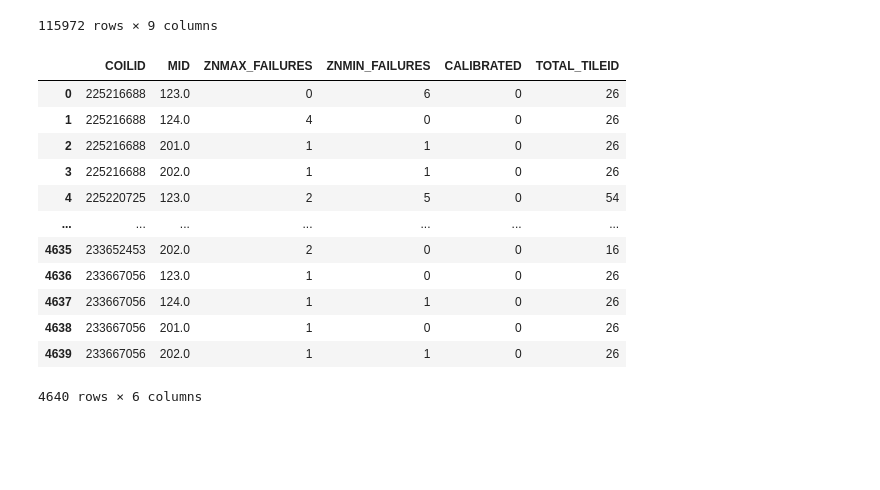
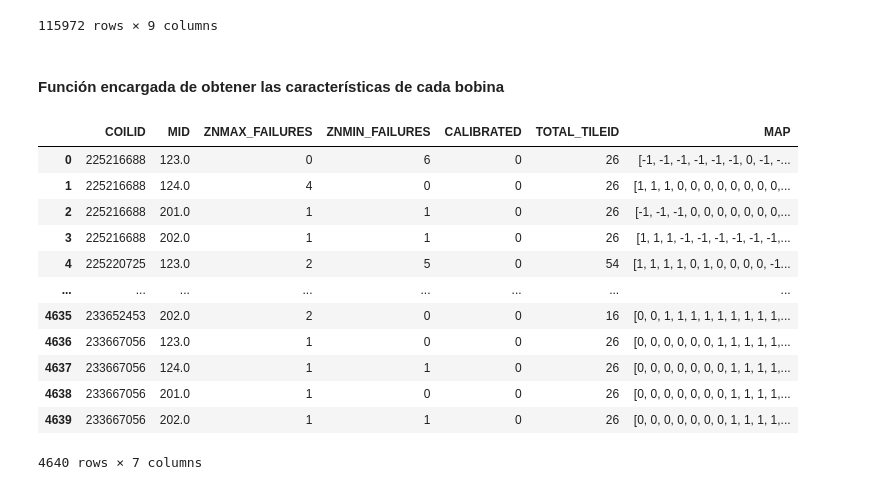
Before and after one commit to ifh1001/TFM, a Jupyter notebook: src/ObtencionCaracteristicas.ipynb, the cells around one changed output. Cells and saved outputs as stored; diff of their text form; code cells hidden in the pictures; blank space fills up the shorter version.

Commit message:
Mapa de codificación de cada bobina + Comentarios

```diff
--- a/src/ObtencionCaracteristicas.ipynb
+++ b/src/ObtencionCaracteristicas.ipynb
@@ -77,10 +83,12 @@ unoD
 | 115970 | 233667056 | 124672.0 | 202.0 | 1066.0 | T | 42.18800 | 42.18800 | 42.18800 | 1.0 |
 | 115971 | 233667056 | 129792.0 | 202.0 | 1066.0 | T | 43.21667 | 43.21667 | 43.21667 | 1.0 |
 115972 rows × 9 columns
+# %% [markdown]
+#### Función encargada de obtener las características de cada bobina
 # %%
 def get_features(datos, clasificados):
     # Creamos el DF que se devolverá con las diferentes columnas
-    rDF = pd.DataFrame(columns = ['COILID' , 'MID', 'ZNMAX_FAILURES','ZNMIN_FAILURES', 'CALIBRATED', 'TOTAL_TILEID'])
+    rDF = pd.DataFrame(columns = ['COILID' , 'MID', 'ZNMAX_FAILURES','ZNMIN_FAILURES', 'CALIBRATED', 'TOTAL_TILEID', 'MAP'])
 
     # Inicializamos los parámetros con los que se trabajará a lo largo de la función
     errorAntes = False # Será False en caso de que en la anterior iteración no hubiera ningún error,
@@ -88,9 +96,10 @@ def get_features(datos, clasificados):
     midAnterior = -1 # Contiene el ID del sensor de la anterior iteración
     idAnterior = -1 # Contiene la ID de la bobina de la anterior iteración
     calibradosTotales = 0 # Contador de calibrados
-    fallosTotalesMax = 0 # Contador de fallos-------------
-    fallosTotalesMin = 0 # ---------------------
+    fallosTotalesMax = 0 # Contador de fallos por exceso de Zn
+    fallosTotalesMin = 0 # Contador de fallos por falta de Zn
     contadorID = -1 # Contador para añadir los registros por orden en pandas
+    mapa = []
 
     # Se recorren todas las tejas de todas las bobinas para evaluarlas
     for i in range(len(datos)):
@@ -104,14 +113,17 @@ def get_features(datos, clasificados):
         if mid != midAnterior:
             # Este contador permite no guardar datos en la primera iteración.
             if contadorID >= 0:
+                # Obtenemos el número de tejas que tiene cada bobina por sensor
                 tejasTotales = len(datos[(datos['COILID'] == idAnterior) & (datos['MID'] == midAnterior)])
-                rDF.loc[contadorID] = [idAnterior,  midAnterior, fallosTotalesMax, fallosTotalesMin, calibradosTotales, tejasTotales]
+                # Guardamos los datos
+                rDF.loc[contadorID] = [idAnterior,  midAnterior, fallosTotalesMax, fallosTotalesMin, calibradosTotales, tejasTotales, np.array(mapa)]
 
                 # Se reinician los contadores de fallos, calibrados y booleano de error
                 fallosTotalesMax = 0
                 fallosTotalesMin = 0
                 calibradosTotales = 0
                 errorAntes = False
+                mapa = []
             # Se aumenta el contador en 1 para guardar correctamente los datos en el DF
             contadorID = contadorID + 1
             # Se actualiza la ID del sensior
@@ -121,7 +133,7 @@ def get_features(datos, clasificados):
         if idAnterior != id:
             # Se obtiene el registro de la bobina evaluada
             registro = clasificados.loc[clasificados['SID']==id]
-            # Se guardan su ID, valores max y min de ZN y su label
+            # Se guardan su ID, valores max y min de ZN
             idAnterior = registro['SID'].iloc[0]
             znMax = registro['ZnMax'].iloc[0]
             znMin = registro['ZnMin'].iloc[0]
@@ -139,19 +151,25 @@ def get_features(datos, clasificados):
         # Obtenemos el valor medio de ZN en la teja
         mean = datos['MEAN'][i]
 
-        # Evaluamos si cumple o no con los valores máximos y mínimos de ZN
+        codificado = 0
+        # Evaluamos si cumple o no con los valores máximos de ZN
         if round(datosMax,1) > znMax:
             # En caso de que en la anterior iteración no hubiera un error se aumenta el número de fallos,
             # en caso contrario no se actualiza ya que seguimos en el mismo fallo
             if errorAntes != True:
                 fallosTotalesMax = fallosTotalesMax + 1
                 errorAntes = True
+
+            codificado = 1
+        # Evaluamos si cumple o no con los valores mínimos de ZN y no es una calibración
         elif  round(datosMin,1) < znMin and (datosMax > 0 and datosMin > 0):
             # En caso de que en la anterior iteración no hubiera un error se aumenta el número de fallos,
             # en caso contrario no se actualiza ya que seguimos en el mismo fallo
             if errorAntes != True:
                 fallosTotalesMin = fallosTotalesMin + 1
                 errorAntes = True
+
+            codificado = -1
         # En caso de que los valores sean 0 se actualzia el contador de calibrados
         elif datosMax == 0 and datosMin == 0:
             calibradosTotales = calibradosTotales + 1
@@ -161,24 +179,29 @@ def get_features(datos, clasificados):
             # Se cambia a False ya que la teja evaluada cumple con los requisitos
             errorAntes = False
 
+        mapa.append(codificado)
+    # Obtenemos el número de tejas que tiene cada bobina por sensor
     tejasTotales = len(datos[(datos['COILID'] == idAnterior) & (datos['MID'] == midAnterior)])
-    rDF.loc[contadorID] = [id,  mid, fallosTotalesMax, fallosTotalesMin, calibradosTotales, tejasTotales]
+    # Guardamos los datos
+    rDF.loc[contadorID] = [id,  mid, fallosTotalesMax, fallosTotalesMin, calibradosTotales, tejasTotales, np.array(mapa)]
 
     # Se devuelve el DF generado
     return rDF
 # %%
-get_features(unoD, clasif)
+# Características de los datos 1D
+Features1D = get_features(unoD, clasif)
+Features1D
 # %% [output]
-|  | COILID | MID | ZNMAX_FAILURES | ZNMIN_FAILURES | CALIBRATED | TOTAL_TILEID |
-| 0 | 225216688 | 123.0 | 0 | 6 | 0 | 26 |
-| 1 | 225216688 | 124.0 | 4 | 0 | 0 | 26 |
-| 2 | 225216688 | 201.0 | 1 | 1 | 0 | 26 |
-| 3 | 225216688 | 202.0 | 1 | 1 | 0 | 26 |
-| 4 | 225220725 | 123.0 | 2 | 5 | 0 | 54 |
-| ... | ... | ... | ... | ... | ... | ... |
-| 4635 | 233652453 | 202.0 | 2 | 0 | 0 | 16 |
-| 4636 | 233667056 | 123.0 | 1 | 0 | 0 | 26 |
-| 4637 | 233667056 | 124.0 | 1 | 1 | 0 | 26 |
-| 4638 | 233667056 | 201.0 | 1 | 0 | 0 | 26 |
-| 4639 | 233667056 | 202.0 | 1 | 1 | 0 | 26 |
+|  | COILID | MID | ZNMAX_FAILURES | ZNMIN_FAILURES | CALIBRATED | TOTAL_TILEID | MAP |
+| 0 | 225216688 | 123.0 | 0 | 6 | 0 | 26 | [-1, -1, -1, -1, -1, -1, 0, -1, -... |
+| 1 | 225216688 | 124.0 | 4 | 0 | 0 | 26 | [1, 1, 1, 0, 0, 0, 0, 0, 0, 0, 0,... |
+| 2 | 225216688 | 201.0 | 1 | 1 | 0 | 26 | [-1, -1, -1, 0, 0, 0, 0, 0, 0, 0,... |
+| 3 | 225216688 | 202.0 | 1 | 1 | 0 | 26 | [1, 1, 1, -1, -1, -1, -1, -1, -1,... |
+| 4 | 225220725 | 123.0 | 2 | 5 | 0 | 54 | [1, 1, 1, 1, 0, 1, 0, 0, 0, 0, -1... |
+| ... | ... | ... | ... | ... | ... | ... | ... |
+| 4635 | 233652453 | 202.0 | 2 | 0 | 0 | 16 | [0, 0, 1, 1, 1, 1, 1, 1, 1, 1, 1,... |
+| 4636 | 233667056 | 123.0 | 1 | 0 | 0 | 26 | [0, 0, 0, 0, 0, 0, 1, 1, 1, 1, 1,... |
+| 4637 | 233667056 | 124.0 | 1 | 1 | 0 | 26 | [0, 0, 0, 0, 0, 0, 0, 1, 1, 1, 1,... |
+| 4638 | 233667056 | 201.0 | 1 | 0 | 0 | 26 | [0, 0, 0, 0, 0, 0, 0, 1, 1, 1, 1,... |
+| 4639 | 233667056 | 202.0 | 1 | 1 | 0 | 26 | [0, 0, 0, 0, 0, 0, 0, 1, 1, 1, 1,... |
-4640 rows × 6 columns
+4640 rows × 7 columns
```
Also changed, not shown: parts of 5 cells of this notebook.
